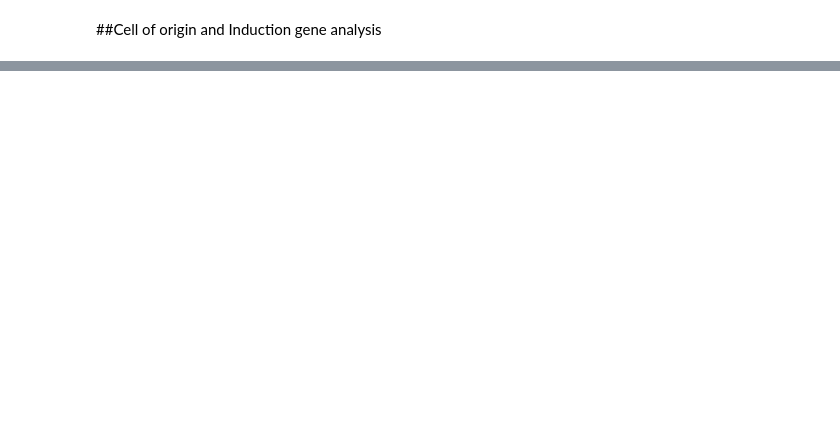
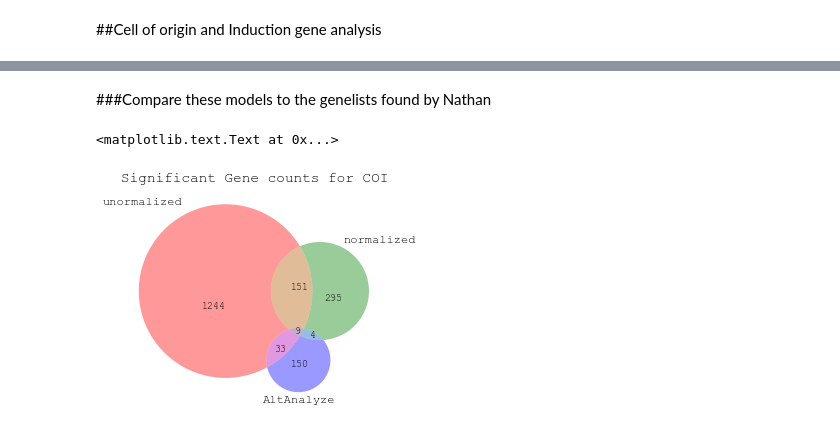
Before and after one commit to th1vairam/pcbc_c4_analysis, a Jupyter notebook: C4_qc_and_linear_models.ipynb, the cells around one changed output, grey strips where cells are left out. Drawn from its saved outputs; the diff is of its cells as text; code cells hidden in the pictures; blank space fills up the shorter version.

```diff
--- a/C4_qc_and_linear_models.ipynb
+++ b/C4_qc_and_linear_models.ipynb
@@ -240,0 +243,24 @@ Wall time: 1min 42s
+# %% [markdown]
+###Compare these models to the genelists found by Nathan
+# %%
+import matplotlib_venn
+
+#Determine significant genes using Benjamini-Hochberg FDR correction
+def filterPvals2GeneSymbols(pvals):
+    pval_pass = smm.multipletests(pvals, alpha=0.05, method='fdr_bh')[0]
+    return symbol[pval_pass]
+
+coi_signficant_logExprData= filterPvals2GeneSymbols(origPvals.origcell)
+coi_signficant_logExprDataNorm= filterPvals2GeneSymbols(normPvals.origcell)
+nathan_coi=pd.DataFrame.from_csv('COI-GeneExpression-signatures.csv')
+matplotlib_venn.venn3([set(coi_signficant_logExprData), set(coi_signficant_logExprDataNorm),
+                       set(nathan_coi.index)],
+                       set_labels=['unormalized', 'normalized', 'AltAnalyze'])
+pylab.title('Significant Gene counts for COI')
+
+
+
+#pd.DataFrame.from_csv('Vectors-GeneExpression-signatures.csv')
+# %% [output]
+<matplotlib.text.Text at 0x...>
+[figure, added]
```
Also changed, not shown: parts of 8 cells of this notebook, 1 other file.
